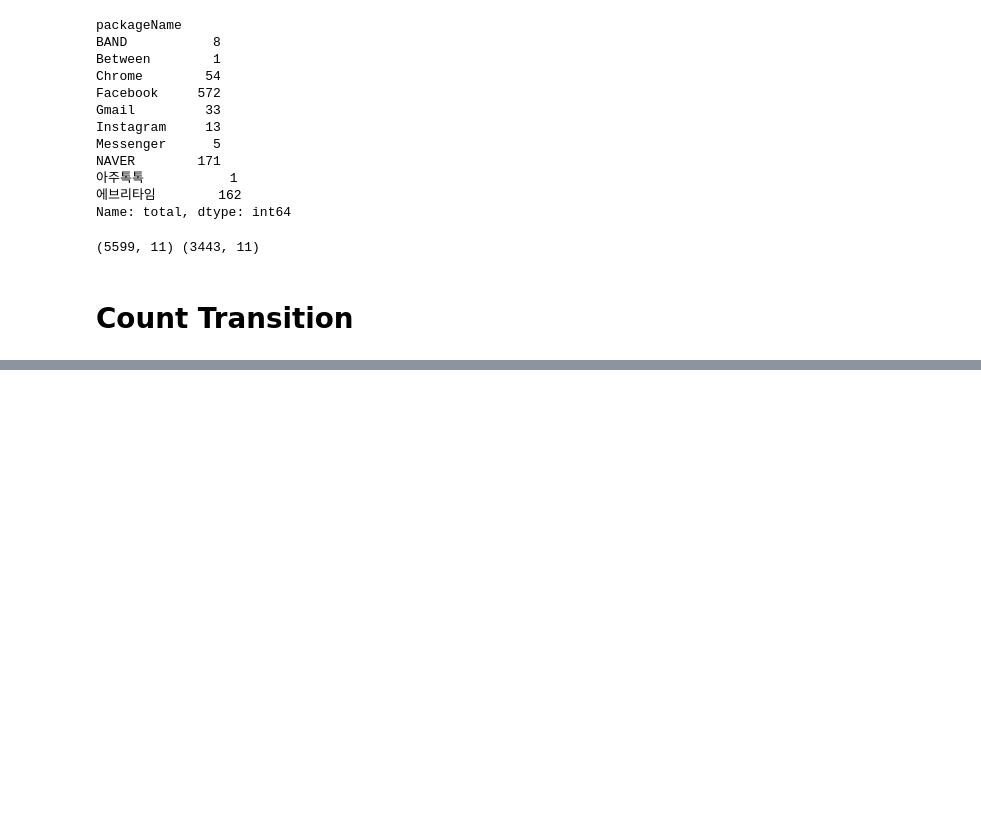
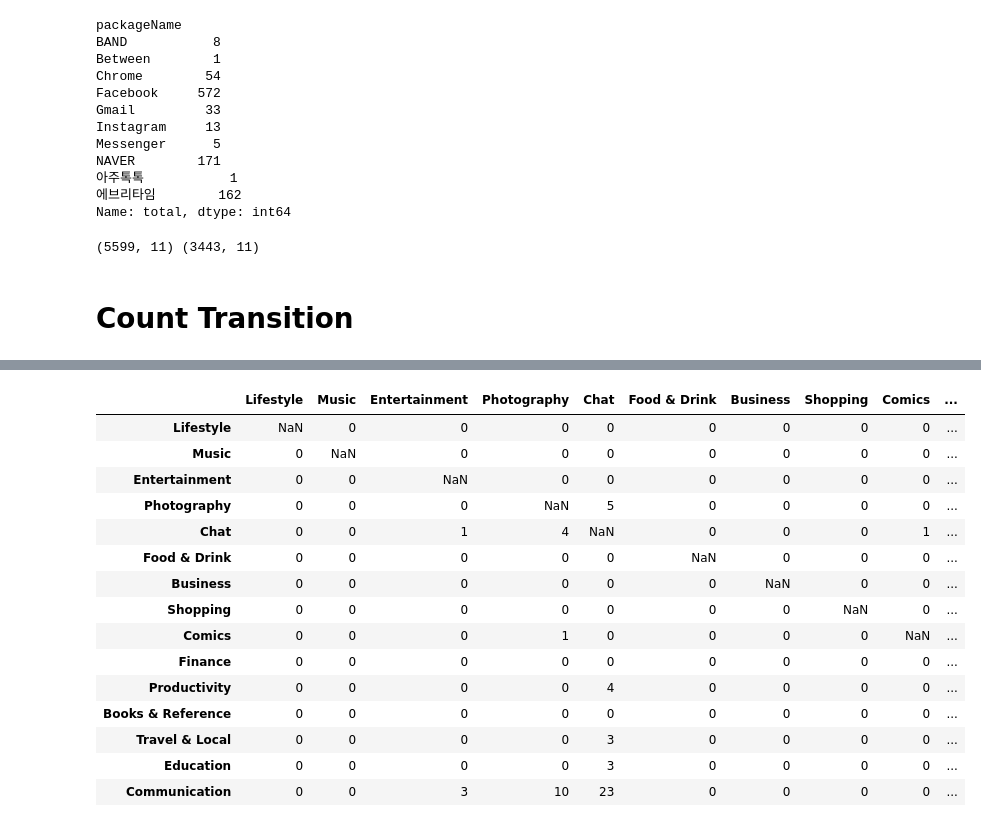
Before and after one commit to sy2399/Smartphone_Analysis, a Jupyter notebook: Code/02.Feature Extraction/Graph.ipynb, the cells around one changed output, grey strips where cells are left out. Saved outputs shown, nothing was run; the diff lists cells and outputs as text; code cells hidden in the pictures; blank space fills up the shorter version.

```diff
--- a/Code/02.Feature Extraction/Graph.ipynb
+++ b/Code/02.Feature Extraction/Graph.ipynb
@@ -92,4 +94,5 @@ print(app.shape, app_sub.shape)
 # %% [markdown]
 # Count Transition
-# %%
-for cat in list(set(app_sub['category'])):
+# %%
+app_sub['next_category'] = app_sub['category'].shift(-1)
+app_sub['transition'] = app_sub.apply(lambda row: True if row['category']!= row['next_category'] else False, axis=1)
@@ -95,0 +109,3 @@ for cat in list(set(app_sub['category'])):
+# %%
+trans_df = pd.DataFrame(index = cat_list, columns = cat_list )
+trans_df
@@ -95,0 +128,48 @@ for cat in list(set(app_sub['category'])):
+# %%
+def getTransOfCat(df, current_cat):
+    cat_counts = {}
+
+    for cat in cat_list:
+        if cat != current_cat:
+            cat_counts[cat] = 0
+            df_cat = df[df['next_category'] == cat]['category'].count()
+            cat_counts[cat] += df_cat
+
+    return cat_counts
+
+
+cat_list = list(set(app_sub['category']))
+
+
+for cat in cat_list:
+    for day in list(set(app_sub['date'])):
+
+        tmp = app_sub[app_sub['date']==day]
+        trans = tmp[(tmp['category']==cat) & (tmp['transition']==True)]
+
+        cat_counts = getTransOfCat(trans, cat)
+
+#         print(cat_counts)
+
+        for key, value in cat_counts.items():
+#             print(cat, key, value[0])
+            trans_df.loc[(cat), (key)] = value
+# %%
+trans_df
+# %% [output]
+|  | Lifestyle | Music | Entertainment | Photography | Chat | Food & Drink | Business | Shopping | Comics | ... |
+| Lifestyle | NaN | 0 | 0 | 0 | 0 | 0 | 0 | 0 | 0 | ... |
+| Music | 0 | NaN | 0 | 0 | 0 | 0 | 0 | 0 | 0 | ... |
+| Entertainment | 0 | 0 | NaN | 0 | 0 | 0 | 0 | 0 | 0 | ... |
+| Photography | 0 | 0 | 0 | NaN | 5 | 0 | 0 | 0 | 0 | ... |
+| Chat | 0 | 0 | 1 | 4 | NaN | 0 | 0 | 0 | 1 | ... |
+| Food & Drink | 0 | 0 | 0 | 0 | 0 | NaN | 0 | 0 | 0 | ... |
+| Business | 0 | 0 | 0 | 0 | 0 | 0 | NaN | 0 | 0 | ... |
+| Shopping | 0 | 0 | 0 | 0 | 0 | 0 | 0 | NaN | 0 | ... |
+| Comics | 0 | 0 | 0 | 1 | 0 | 0 | 0 | 0 | NaN | ... |
+| Finance | 0 | 0 | 0 | 0 | 0 | 0 | 0 | 0 | 0 | ... |
+| Productivity | 0 | 0 | 0 | 0 | 4 | 0 | 0 | 0 | 0 | ... |
+| Books & Reference | 0 | 0 | 0 | 0 | 0 | 0 | 0 | 0 | 0 | ... |
+| Travel & Local | 0 | 0 | 0 | 0 | 3 | 0 | 0 | 0 | 0 | ... |
+| Education | 0 | 0 | 0 | 0 | 3 | 0 | 0 | 0 | 0 | ... |
+| Communication | 0 | 0 | 3 | 10 | 23 | 0 | 0 | 0 | 0 | ... |
```
Also changed, not shown: parts of 3 cells of this notebook.
